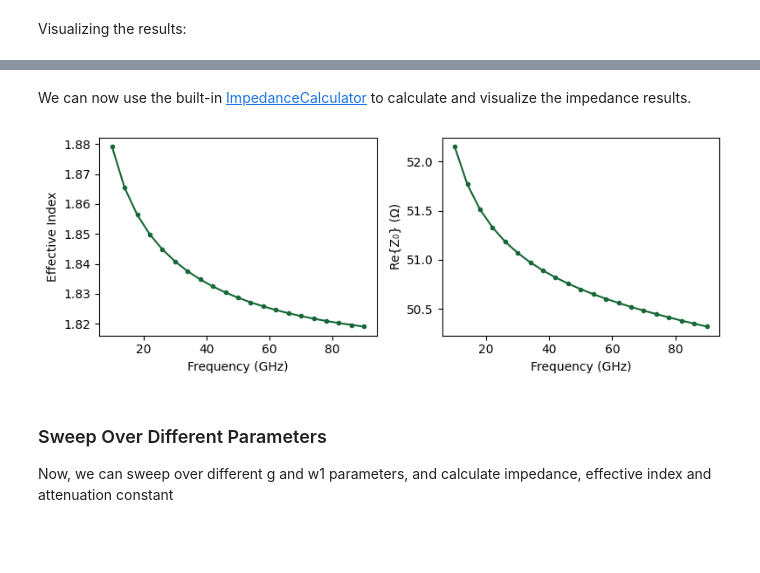
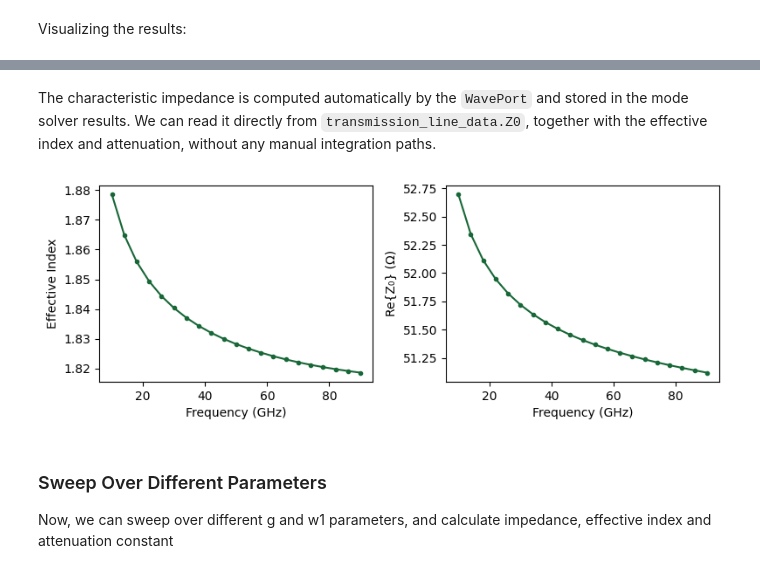
Before and after one commit to flexcompute/tidy3d-notebooks, a Jupyter notebook: TFLNTidy3d.ipynb, the cells around one changed output, grey strips where cells are left out. Saved outputs shown, nothing was run; the diff lists cells and outputs as text; code cells hidden in the pictures; blank space fills up the shorter version.

```diff
--- a/TFLNTidy3d.ipynb
+++ b/TFLNTidy3d.ipynb
@@ -30,3 +30,6 @@ from tidy3d import web
 
 # Suppress verbose logs to keep the notebook output clear
 td.config.logging.level = "ERROR"
+
+# Use permittivity staircasing for local epsilon queries
+td.config.simulation.use_local_subpixel = False
@@ -460,35 +473,33 @@ plt.show()
 # %% [markdown]
-We can now use the built-in [ImpedanceCalculator](https://docs.flexcompute.com/projects/tidy3d/en/latest/api/_autosummary/tidy3d.ImpedanceCalculator.html) to calculate and visualize the impedance results.
+The characteristic impedance is computed automatically by the `WavePort` and stored in the mode solver results. We can read it directly from `transmission_line_data.Z0`, together with the effective index and attenuation, without any manual integration paths.
 # %%
-def get_impedance(data, I_int, V_int, plot=True):
+def get_impedance(data, plot=True):
     n_eff = data.n_eff.isel(mode_index=0)
     k_eff = data.k_eff.isel(mode_index=0)
 
-    # Calculate Z0
-    Z0_mzm = np.conjugate(
-        rf.ImpedanceCalculator(voltage_integral=V_int, current_integral=I_int).compute_impedance(
-            data
-        )
-    ).squeeze()
+    # The characteristic impedance is computed automatically by the WavePort.
+    # Use np.conjugate to convert from the physics phase convention (Tidy3D
+    # default) to the standard electrical engineering convention.
+    Z0_mzm = np.conjugate(data.transmission_line_data.Z0.isel(mode_index=0)).squeeze()
 
     if plot:
         fig, ax = plt.subplots(1, 2, figsize=(8, 3), tight_layout=True)
 
         ax[0].plot(rf_freqs * 1e-9, n_eff, ".-")
         ax[0].set(ylabel="Effective Index", xlabel="Frequency (GHz)")
 
         ax[1].plot(rf_freqs * 1e-9, np.real(Z0_mzm), ".-")
         _ = ax[1].set(ylabel="Re{Z₀} (Ω)", xlabel="Frequency (GHz)")
 
     return Z0_mzm, n_eff, k_eff
 
 
-Z0_mzm, n_eff, k_eff = get_impedance(mzm_mode_data.modes, I_int, V_int)
+Z0_mzm, n_eff, k_eff = get_impedance(mzm_mode_data.modes)
 
 
 plt.show()
 # %% [output]
-[figure, old version]
+[figure, new version]
 # %% [markdown]
 ### Sweep Over Different Parameters
 
```
Also changed, not shown: parts of 19 cells of this notebook.
